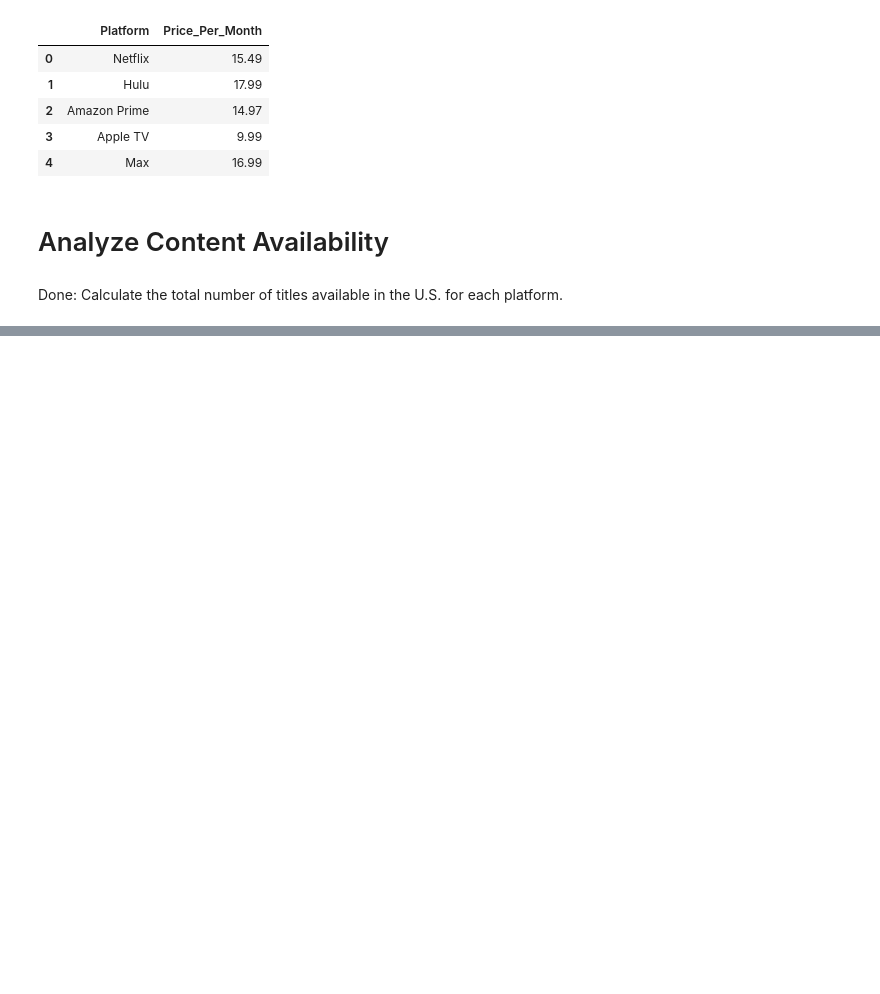
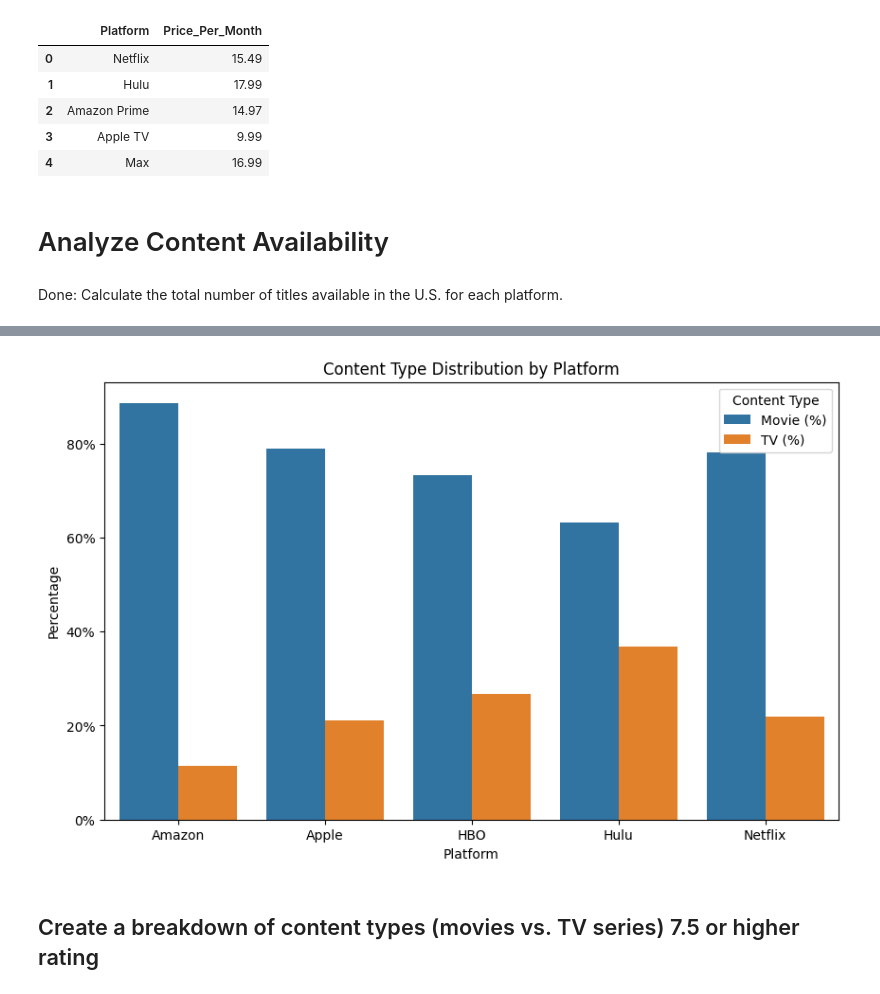
Before and after one commit to kval122/StreamingAnalysis, a Jupyter notebook: notebooks/analysis.ipynb, the cells around one changed output, grey strips where cells are left out. Cells and saved outputs as stored; diff of their text form; code cells hidden in the pictures; blank space fills up the shorter version.

Commit message:
Assess Content Quality

```diff
--- a/notebooks/analysis.ipynb
+++ b/notebooks/analysis.ipynb
@@ -121,0 +87,20 @@ high_rated_platform_content_type_percentage
+# %%
+# Function to calculate content type breakdown and print in percentage
+def calculate_and_print_content_type_percentage(platform_df, platform_name):
+    # Count the number of movies and TV series
+    content_type_counts = platform_df['type'].value_counts()
+
+    # Calculate the percentage of movies and TV series
+    total_count = content_type_counts.sum()
+    content_type_percentage = (content_type_counts / total_count) * 100
+
+    # Print results in percentage form
+    print(f"\n{platform_name} Breakdown:")
+    for content_type, percentage in content_type_percentage.items():
+        print(f"{content_type}: {percentage:.2f}%")
+
+    return content_type_percentage
+
+# Loop through platforms_df and calculate content type percentages for each platform
+for platform_name, platform_df in platforms_df.items():
+    calculate_and_print_content_type_percentage(platform_df, platform_name)
@@ -121,0 +127,43 @@ high_rated_platform_content_type_percentage
+# %%
+# Initialize empty lists to store the platform names and percentages
+platform_names = []
+movie_percentages = []
+tv_percentages = []
+
+# Loop through each platform in the platforms_df dictionary and calculate the percentages
+for platform_name, platform_df in platforms_df.items():
+    content_type_percentage = calculate_and_print_content_type_percentage(platform_df, platform_name)
+
+    # Append results to the lists
+    platform_names.append(platform_name)
+    movie_percentages.append(content_type_percentage.get('movie', 0))
+    tv_percentages.append(content_type_percentage.get('tv', 0))
+
+# Combine all results into a DataFrame for visualization
+content_type_comparison = pd.DataFrame({
+    'Platform': platform_names,
+    'Movie (%)': movie_percentages,
+    'TV (%)': tv_percentages
+})
+
+# Melt the DataFrame for visualization
+content_type_comparison_melted = content_type_comparison.melt(id_vars='Platform', var_name='Content Type', value_name='Percentage')
+
+# Plot the comparison
+plt.figure(figsize=(10, 6))
+sns.barplot(x='Platform', y='Percentage', hue='Content Type', data=content_type_comparison_melted)
+plt.title('Content Type Distribution by Platform')
+plt.ylabel('Percentage')
+plt.xlabel('Platform')
+plt.legend(title='Content Type', loc='upper right')
+
+# Format the y-axis to show percentages
+plt.gca().yaxis.set_major_formatter(PercentFormatter())
+
+# Save the plot as a PNG file after displaying it
+plt.savefig(r"C:\Users\kimbe\Documents\StreamingAnalysis\outputs\Analyze Content Availability\type_distribution_platform.png", dpi=300)
+print("Saved visualization as PNG.")
+
+# Display the plot
+plt.show()
+# %% [output]
@@ -121,0 +190,3 @@ high_rated_platform_content_type_percentage
+[figure, added]
+# %% [markdown]
+## Create a breakdown of content types (movies vs. TV series) 7.5 or higher rating
```
Also changed, not shown: parts of 35 cells of this notebook, 13 other files.
